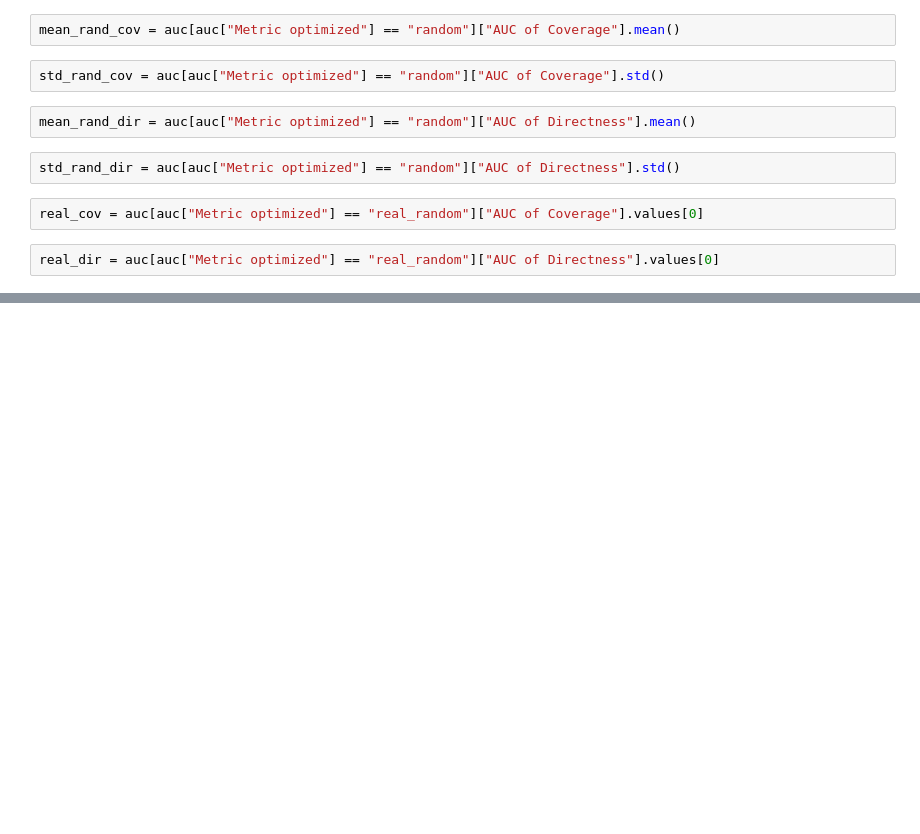
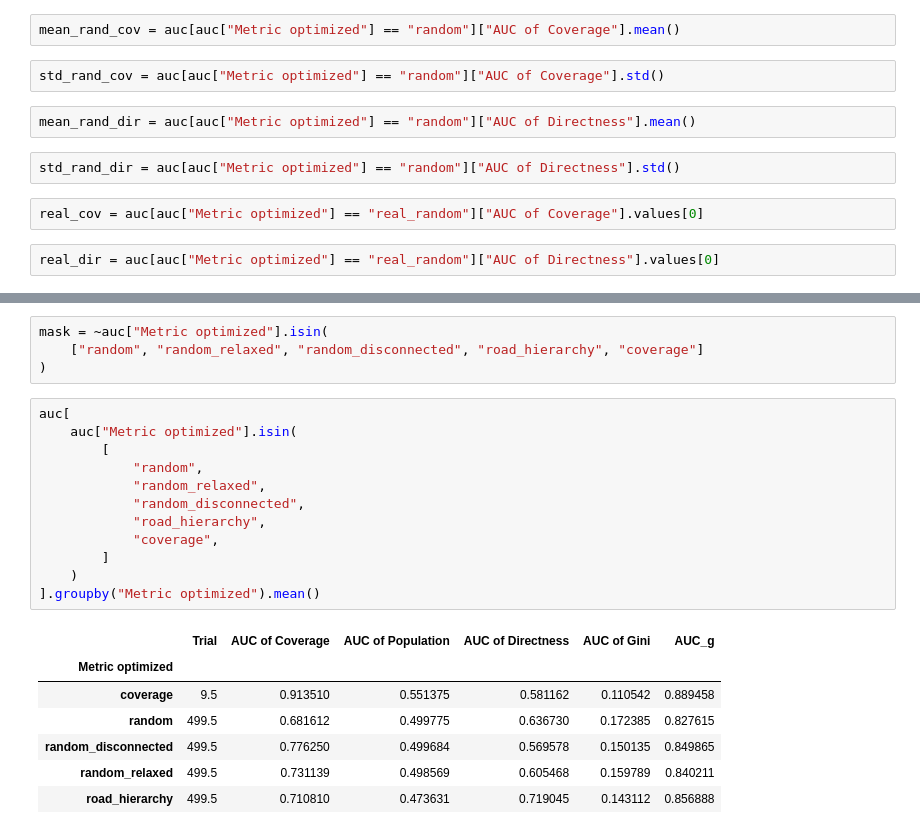
Before and after one commit to csebastiao/paris_orderbike, a Jupyter notebook: notebooks/sandbox.ipynb, the cells around one changed output, grey strips where cells are left out. Saved outputs shown, nothing was run; the diff lists cells and outputs as text; blank space fills up the shorter version.

```diff
--- a/notebooks/sandbox.ipynb
+++ b/notebooks/sandbox.ipynb
@@ -51,0 +68,24 @@ real_dir = auc[auc["Metric optimized"] == "real_random"]["AUC of Directness"].va
+# %%
+mask = ~auc["Metric optimized"].isin(
+    ["random", "random_relaxed", "random_disconnected", "road_hierarchy", "coverage"]
+)
+# %%
+auc[
+    auc["Metric optimized"].isin(
+        [
+            "random",
+            "random_relaxed",
+            "random_disconnected",
+            "road_hierarchy",
+            "coverage",
+        ]
+    )
+].groupby("Metric optimized").mean()
+# %% [output]
+|  | Trial | AUC of Coverage | AUC of Population | AUC of Directness | AUC of Gini | AUC_g |
+| Metric optimized |  |  |  |  |  |  |
+| coverage | 9.5 | 0.913510 | 0.551375 | 0.581162 | 0.110542 | 0.889458 |
+| random | 499.5 | 0.681612 | 0.499775 | 0.636730 | 0.172385 | 0.827615 |
+| random_disconnected | 499.5 | 0.776250 | 0.499684 | 0.569578 | 0.150135 | 0.849865 |
+| random_relaxed | 499.5 | 0.731139 | 0.498569 | 0.605468 | 0.159789 | 0.840211 |
+| road_hierarchy | 499.5 | 0.710810 | 0.473631 | 0.719045 | 0.143112 | 0.856888 |
```
Also changed, not shown: parts of 37 cells of this notebook, 9 other files.
